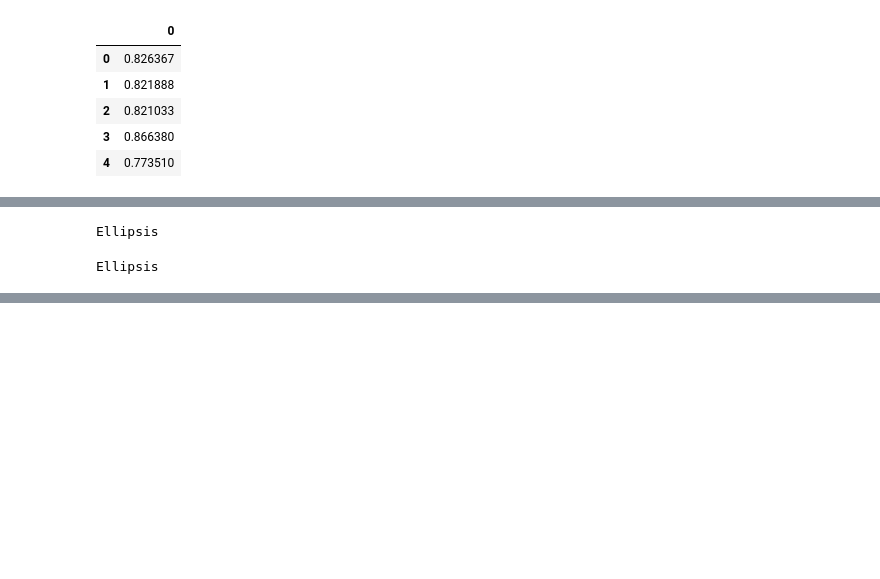
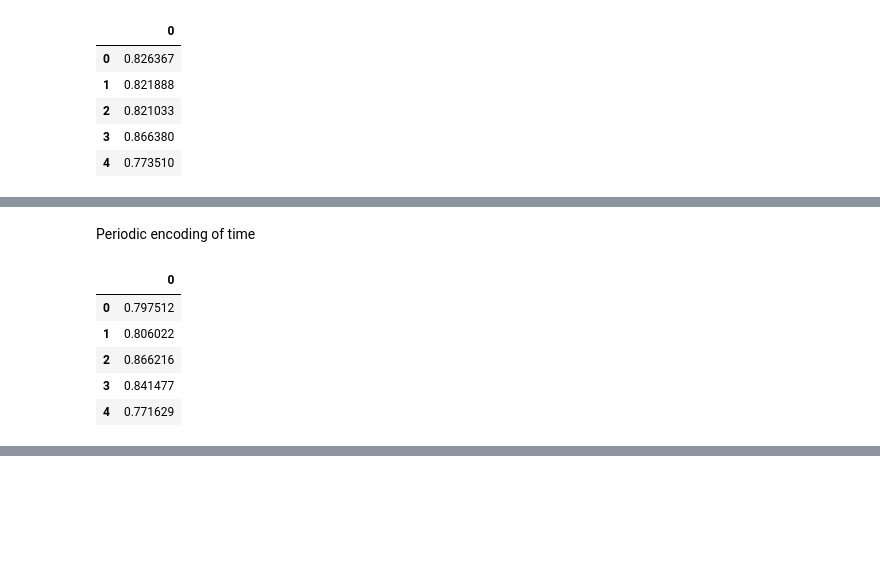
Before and after one commit to ricd99/cpsc330-2022W1, a Jupyter notebook: hw/hw8/hw8.ipynb, the cells around one changed output, grey strips where cells are left out. Drawn from its saved outputs; the diff is of its cells as text; code cells hidden in the pictures; blank space fills up the shorter version.

Commit message:
periodic encoding

```diff
--- a/hw/hw8/hw8.ipynb
+++ b/hw/hw8/hw8.ipynb
@@ -524,8 +508,16 @@ Ellipsis
-# %%
-...
-# %% [output]
-Ellipsis
-# %%
-...
-# %% [output]
-Ellipsis
+# %% [markdown]
+Periodic encoding of time
+# %%
+X_train_periodic = X_train_month.copy()
+# %%
+X_train_periodic = X_train_periodic.assign(Month_sin=np.sin(2*np.pi*X_train_periodic["Month"]/12))
+X_train_periodic = X_train_periodic.assign(Month_cos=np.cos(2*np.pi*X_train_periodic["Month"]/12))
+# %%
+pd.DataFrame(cross_val_score(Ridge(), X_train_periodic, y_train, cv=tscv))
+# %% [output]
+|  | 0 |
+| 0 | 0.797512 |
+| 1 | 0.806022 |
+| 2 | 0.866216 |
+| 3 | 0.841477 |
+| 4 | 0.771629 |
```
Also changed, not shown: parts of 13 cells of this notebook.
